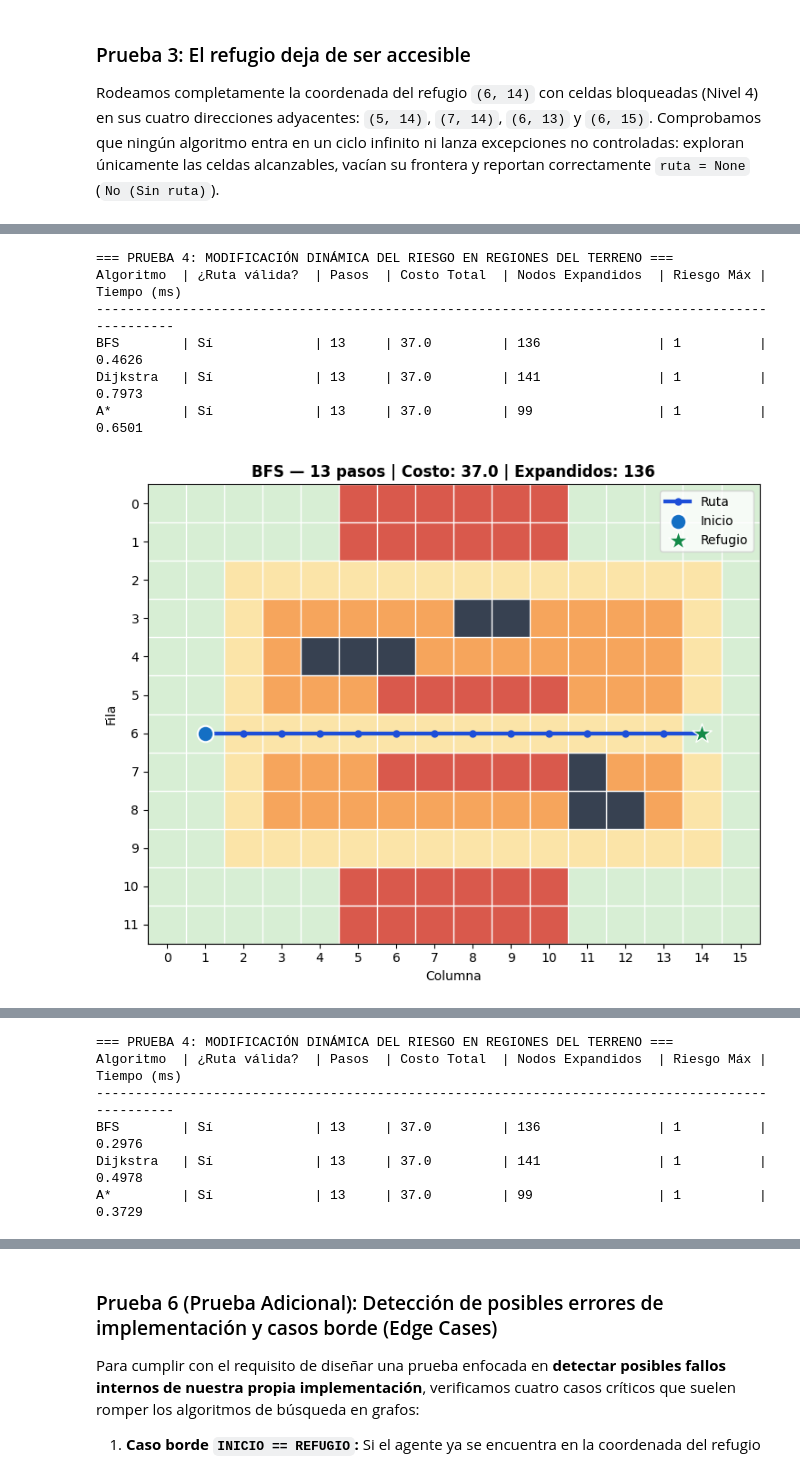
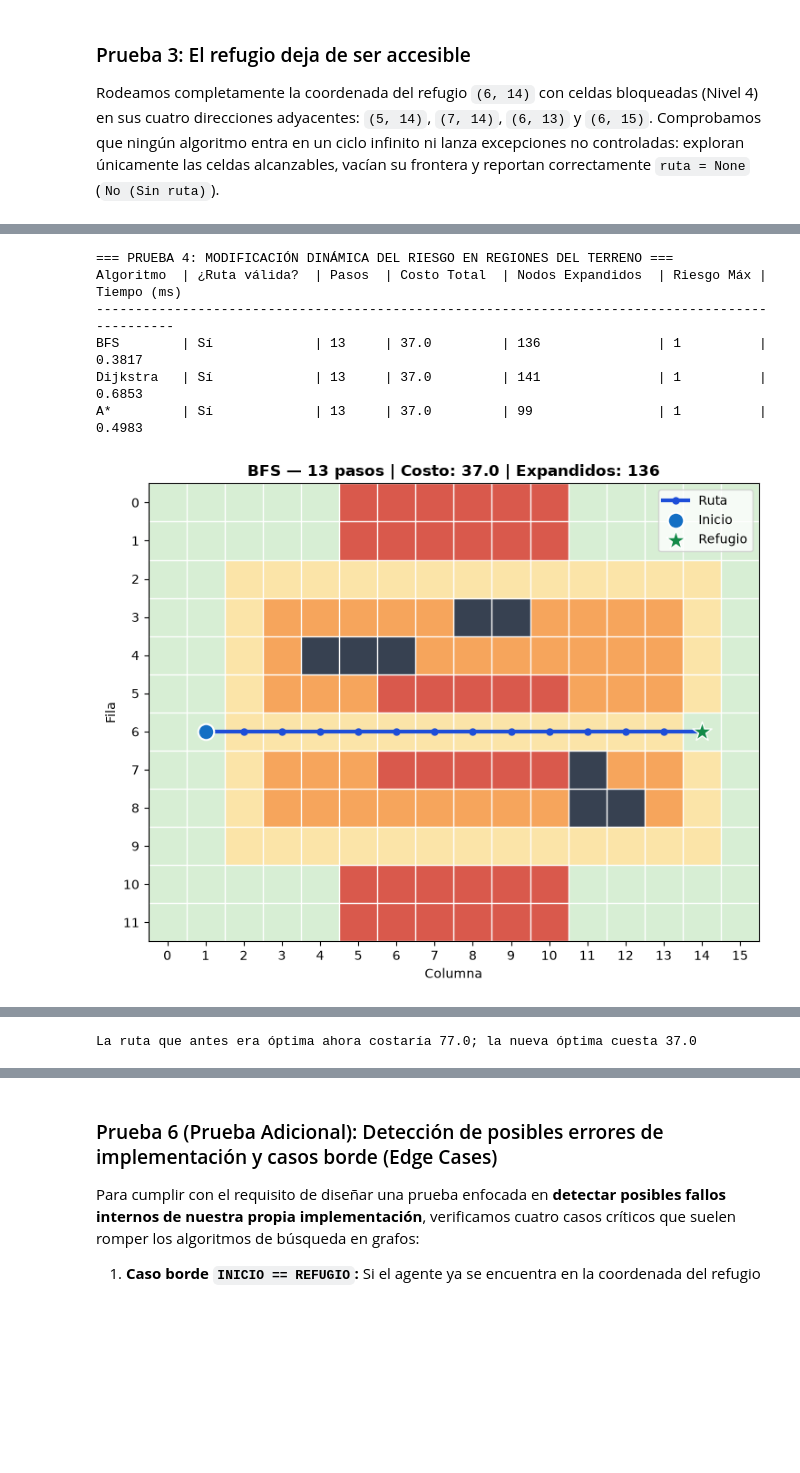
Before and after one commit to gretelZavaleta/laberinto-inundaciones-ia, a Jupyter notebook: laberinto_inundaciones_ia.ipynb, the cells around one changed output, grey strips where cells are left out. Drawn from its saved outputs; the diff is of its cells as text; code cells hidden in the pictures; blank space fills up the shorter version.

```diff
--- a/laberinto_inundaciones_ia.ipynb
+++ b/laberinto_inundaciones_ia.ipynb
@@ -267,7 +267,7 @@ def costo_ruta(terreno, ruta, peso_riesgo=1.0):
 
 def validar_ruta_obtenida(terreno, ruta, inicio, refugio):
     """Comprueba que la ruta obtenida respete todas las condiciones del escenario."""
-    if ruta is None:
+    if not ruta:  # None o lista vacía (antes: IndexError con ruta == [])
         return False
     if ruta[0] != inicio or ruta[-1] != refugio:
         return False
@@ -515,23 +518,28 @@ Al re-ejecutar la búsqueda, observamos cómo **Dijkstra y A\* cambian drástica
 # %%
 print("=== PRUEBA 4: MODIFICACIÓN DINÁMICA DEL RIESGO EN REGIONES DEL TERRENO ===")
 terreno_riesgo_mod = [fila.copy() for fila in terreno]
 
 # Se inundan con riesgo alto (nivel 3) los pasos exteriores Norte y Sur
 for f in [0, 1, 10, 11]:
     for c in range(5, 11):
         terreno_riesgo_mod[f][c] = 3
 
 # Baja el nivel de inundación en el corredor central (fila 6) a nivel 1 (riesgo bajo)
 for c in range(2, 14):
     terreno_riesgo_mod[6][c] = 1
 
 validar_escenario(terreno_riesgo_mod, INICIO, REFUGIO)
 res_riesgo = comparar_estrategias(terreno_riesgo_mod)
+
+# Verificación del argumento del texto: ¿cuánto costaría ahora la ruta anterior (la del borde seguro)?
+costo_ruta_anterior = costo_ruta(terreno_riesgo_mod, res_base[1]["ruta"])
+print(f"La ruta que antes era óptima ahora costaría {costo_ruta_anterior}; la nueva óptima cuesta {res_riesgo[1]['costo']}")
+assert res_riesgo[1]["costo"] < costo_ruta_anterior
 # %% [output]
 === PRUEBA 4: MODIFICACIÓN DINÁMICA DEL RIESGO EN REGIONES DEL TERRENO ===
 Algoritmo  | ¿Ruta válida?  | Pasos  | Costo Total  | Nodos Expandidos  | Riesgo Máx | Tiempo (ms)
 ------------------------------------------------------------------------------------------------
-BFS        | Sí             | 13     | 37.0         | 136               | 1          | 0.4626
-Dijkstra   | Sí             | 13     | 37.0         | 141               | 1          | 0.7973
-A*         | Sí             | 13     | 37.0         | 99                | 1          | 0.6501
+BFS        | Sí             | 13     | 37.0         | 136               | 1          | 0.3817
+Dijkstra   | Sí             | 13     | 37.0         | 141               | 1          | 0.6853
+A*         | Sí             | 13     | 37.0         | 99                | 1          | 0.4983
-[figure, old version]
+[figure, new version]
@@ -540,6 +548 @@ A*         | Sí             | 13     | 37.0         | 99                | 1
-=== PRUEBA 4: MODIFICACIÓN DINÁMICA DEL RIESGO EN REGIONES DEL TERRENO ===
-Algoritmo  | ¿Ruta válida?  | Pasos  | Costo Total  | Nodos Expandidos  | Riesgo Máx | Tiempo (ms)
-------------------------------------------------------------------------------------------------
-BFS        | Sí             | 13     | 37.0         | 136               | 1          | 0.2976
-Dijkstra   | Sí             | 13     | 37.0         | 141               | 1          | 0.4978
-A*         | Sí             | 13     | 37.0         | 99                | 1          | 0.3729
+La ruta que antes era óptima ahora costaría 77.0; la nueva óptima cuesta 37.0
```
Also changed, not shown: parts of 32 cells of this notebook, 2 other files.
